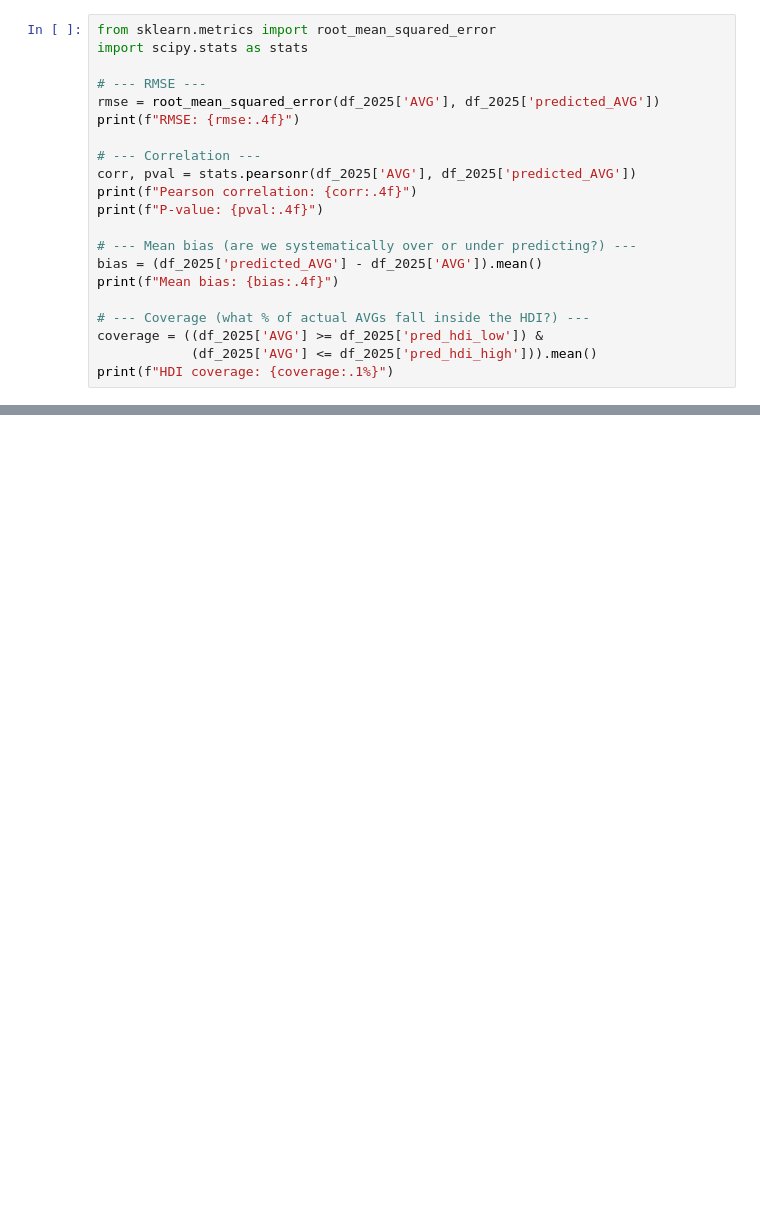
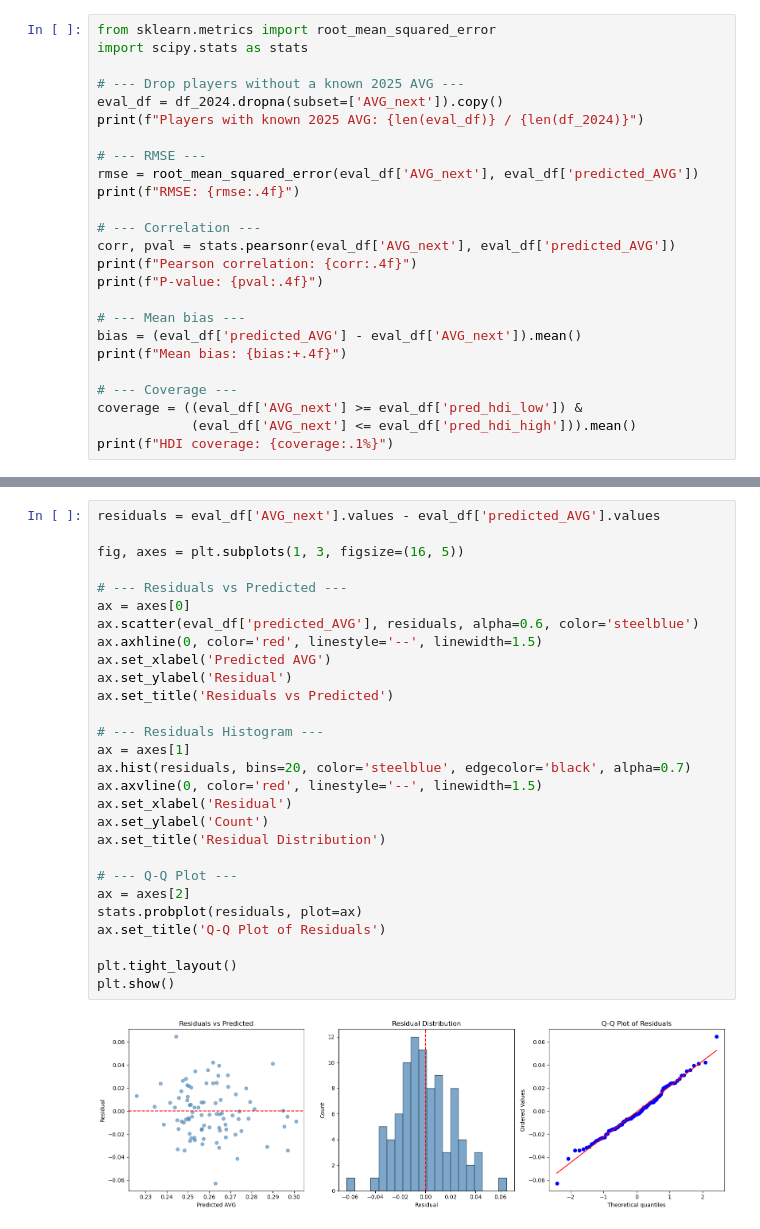
Before and after one commit to alexanderneva/baseball, a Jupyter notebook: AO_Model_v3.ipynb, the cells around one changed output, grey strips where cells are left out. Drawn from its saved outputs; the diff is of its cells as text; blank space fills up the shorter version.

```diff
--- a/AO_Model_v3.ipynb
+++ b/AO_Model_v3.ipynb
@@ -214,21 +210,25 @@ plt.show()
 from sklearn.metrics import root_mean_squared_error
 import scipy.stats as stats
 
+# --- Drop players without a known 2025 AVG ---
+eval_df = df_2024.dropna(subset=['AVG_next']).copy()
+print(f"Players with known 2025 AVG: {len(eval_df)} / {len(df_2024)}")
+
 # --- RMSE ---
-rmse = root_mean_squared_error(df_2025['AVG'], df_2025['predicted_AVG'])
+rmse = root_mean_squared_error(eval_df['AVG_next'], eval_df['predicted_AVG'])
 print(f"RMSE: {rmse:.4f}")
 
 # --- Correlation ---
-corr, pval = stats.pearsonr(df_2025['AVG'], df_2025['predicted_AVG'])
+corr, pval = stats.pearsonr(eval_df['AVG_next'], eval_df['predicted_AVG'])
 print(f"Pearson correlation: {corr:.4f}")
 print(f"P-value: {pval:.4f}")
 
-# --- Mean bias (are we systematically over or under predicting?) ---
-bias = (df_2025['predicted_AVG'] - df_2025['AVG']).mean()
-print(f"Mean bias: {bias:.4f}")
+# --- Mean bias ---
+bias = (eval_df['predicted_AVG'] - eval_df['AVG_next']).mean()
+print(f"Mean bias: {bias:+.4f}")
 
-# --- Coverage (what % of actual AVGs fall inside the HDI?) ---
-coverage = ((df_2025['AVG'] >= df_2025['pred_hdi_low']) &
-            (df_2025['AVG'] <= df_2025['pred_hdi_high'])).mean()
+# --- Coverage ---
+coverage = ((eval_df['AVG_next'] >= eval_df['pred_hdi_low']) &
+            (eval_df['AVG_next'] <= eval_df['pred_hdi_high'])).mean()
 print(f"HDI coverage: {coverage:.1%}")
 # %% [output]
@@ -287,0 +298,30 @@ plt.show()
+# %%
+residuals = eval_df['AVG_next'].values - eval_df['predicted_AVG'].values
+
+fig, axes = plt.subplots(1, 3, figsize=(16, 5))
+
+# --- Residuals vs Predicted ---
+ax = axes[0]
+ax.scatter(eval_df['predicted_AVG'], residuals, alpha=0.6, color='steelblue')
+ax.axhline(0, color='red', linestyle='--', linewidth=1.5)
+ax.set_xlabel('Predicted AVG')
+ax.set_ylabel('Residual')
+ax.set_title('Residuals vs Predicted')
+
+# --- Residuals Histogram ---
+ax = axes[1]
+ax.hist(residuals, bins=20, color='steelblue', edgecolor='black', alpha=0.7)
+ax.axvline(0, color='red', linestyle='--', linewidth=1.5)
+ax.set_xlabel('Residual')
+ax.set_ylabel('Count')
+ax.set_title('Residual Distribution')
+
+# --- Q-Q Plot ---
+ax = axes[2]
+stats.probplot(residuals, plot=ax)
+ax.set_title('Q-Q Plot of Residuals')
+
+plt.tight_layout()
+plt.show()
+# %% [output]
+[figure, new version]
```
Also changed, not shown: parts of 18 cells of this notebook, 1 other file.
